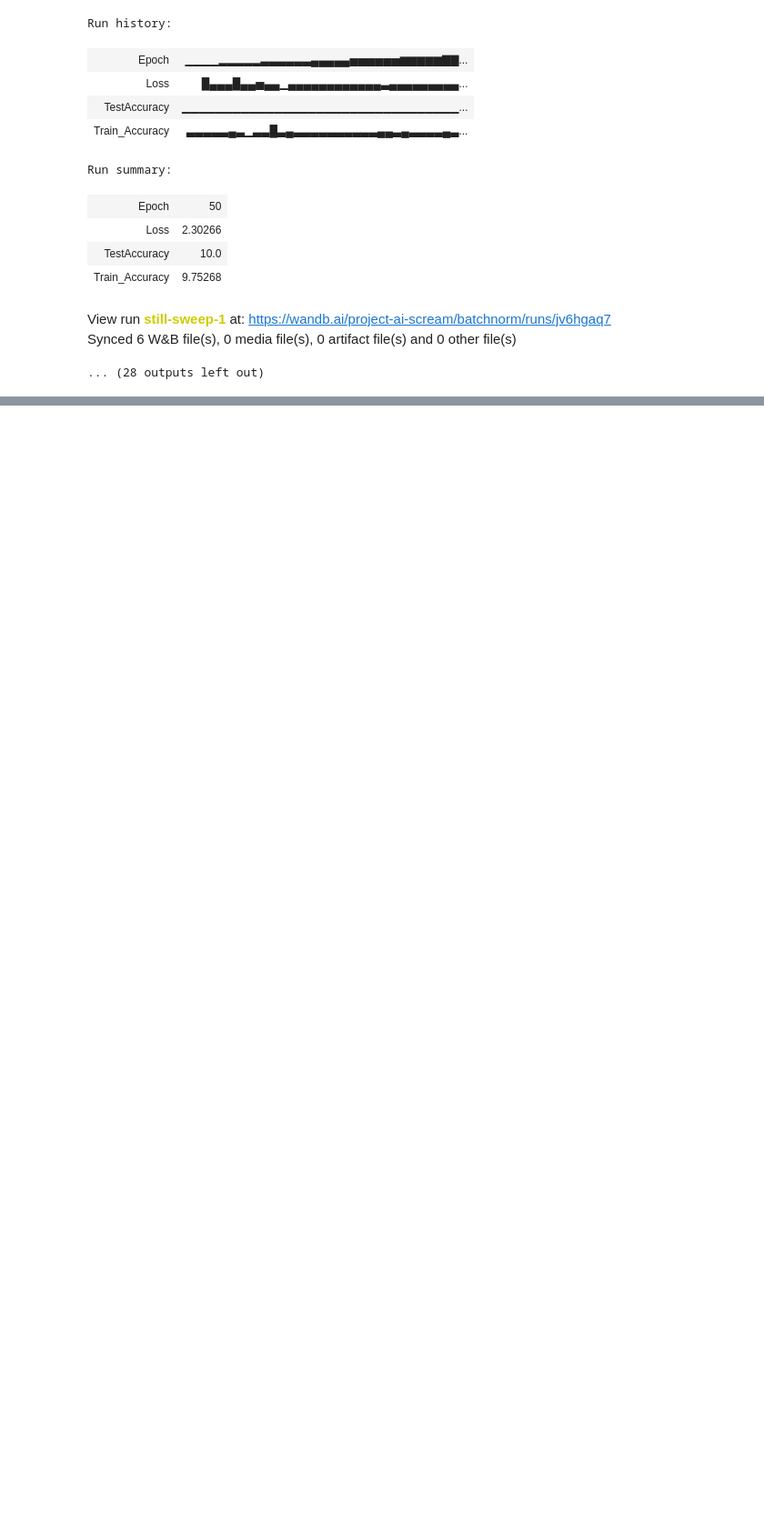
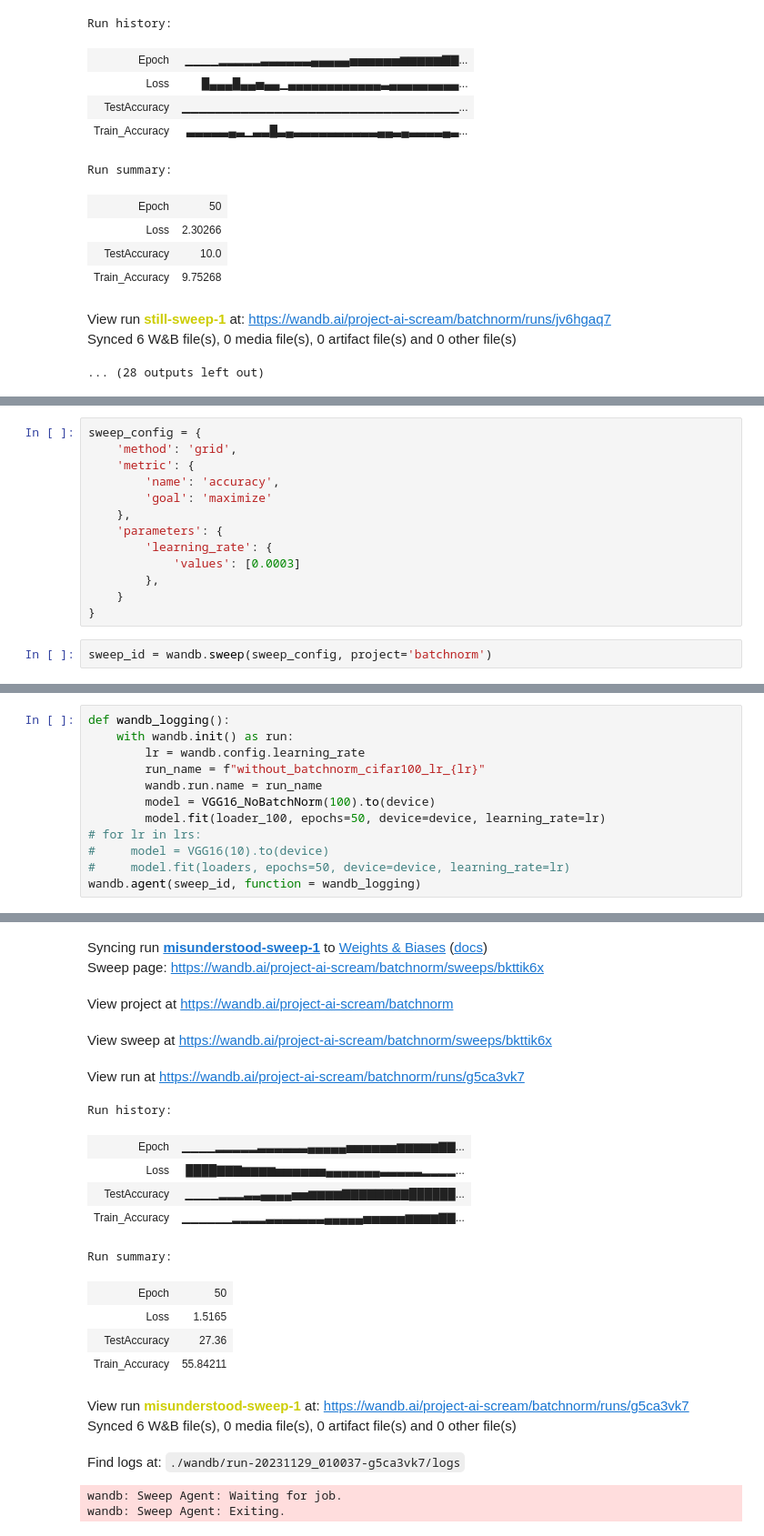
Before and after one commit to sanikadamn/Does-batchnorm-reduce-ICS-, a Jupyter notebook: experiment1.ipynb, the cells around one changed output, grey strips where cells are left out. Shown at 91% size. Cells and saved outputs as stored; diff of their text form; blank space fills up the shorter version.

```diff
--- a/experiment1.ipynb
+++ b/experiment1.ipynb
@@ -615,0 +577,15 @@ Epoch: 50, Loss: 0.0577, Accuracy: 98.27%
+# %%
+sweep_config = {
+    'method': 'grid',
+    'metric': {
+        'name': 'accuracy',
+        'goal': 'maximize'
+    },
+    'parameters': {
+        'learning_rate': {
+            'values': [0.0003]
+        },
+    }
+}
+# %%
+sweep_id = wandb.sweep(sweep_config, project='batchnorm')
@@ -615,0 +595,13 @@ Epoch: 50, Loss: 0.0577, Accuracy: 98.27%
+# %%
+def wandb_logging():
+    with wandb.init() as run:
+        lr = wandb.config.learning_rate
+        run_name = f"without_batchnorm_cifar100_lr_{lr}"
+        wandb.run.name = run_name
+        model = VGG16_NoBatchNorm(100).to(device)
+        model.fit(loader_100, epochs=50, device=device, learning_rate=lr)
+# for lr in lrs:
+#     model = VGG16(10).to(device)
+#     model.fit(loaders, epochs=50, device=device, learning_rate=lr)
+wandb.agent(sweep_id, function = wandb_logging)
+# %% [output]
@@ -615,0 +613,20 @@ Epoch: 50, Loss: 0.0577, Accuracy: 98.27%
+Syncing run misunderstood-sweep-1 to Weights & Biases (docs)
+Sweep page: https://wandb.ai/project-ai-scream/batchnorm/sweeps/bkttik6x
+View project at https://wandb.ai/project-ai-scream/batchnorm
+View sweep at https://wandb.ai/project-ai-scream/batchnorm/sweeps/bkttik6x
+View run at https://wandb.ai/project-ai-scream/batchnorm/runs/g5ca3vk7
+Run history:
+| Epoch | ▁▁▁▁▂▂▂▂▂▃▃▃▃▃▃▄▄▄▄▄▅▅▅▅▅▅▆▆▆▆▆▇▇... |
+| Loss | ████▇▇▇▆▆▆▆▅▅▅▅▅▅▄▄▄▄▄▄▄▃▃▃▃▃▂▂▂▂... |
+| TestAccuracy | ▁▁▁▁▂▂▂▃▃▄▄▄▄▅▅▆▆▆▆▇▇▇▇▇▇▇▇██████... |
+| Train_Accuracy | ▁▁▁▁▁▁▂▂▂▂▃▃▃▃▃▃▃▄▄▄▄▄▅▅▅▅▅▆▆▆▆▇▇... |
+Run summary:
+| Epoch | 50 |
+| Loss | 1.5165 |
+| TestAccuracy | 27.36 |
+| Train_Accuracy | 55.84211 |
+View run misunderstood-sweep-1 at: https://wandb.ai/project-ai-scream/batchnorm/runs/g5ca3vk7
+Synced 6 W&B file(s), 0 media file(s), 0 artifact file(s) and 0 other file(s)
+Find logs at: ./wandb/run-20231129_010037-g5ca3vk7/logs
+wandb: Sweep Agent: Waiting for job.
+wandb: Sweep Agent: Exiting.
```
Also changed, not shown: parts of 10 cells of this notebook, 2 other files.
